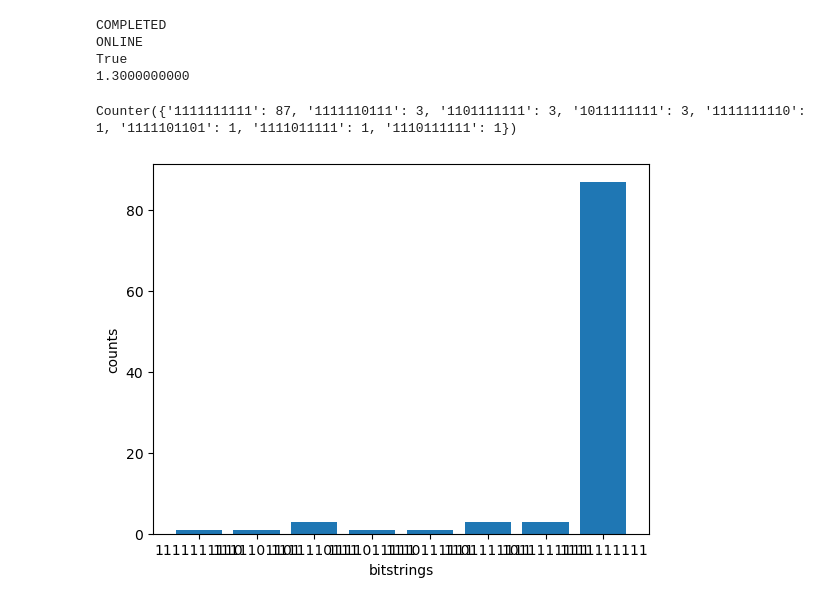
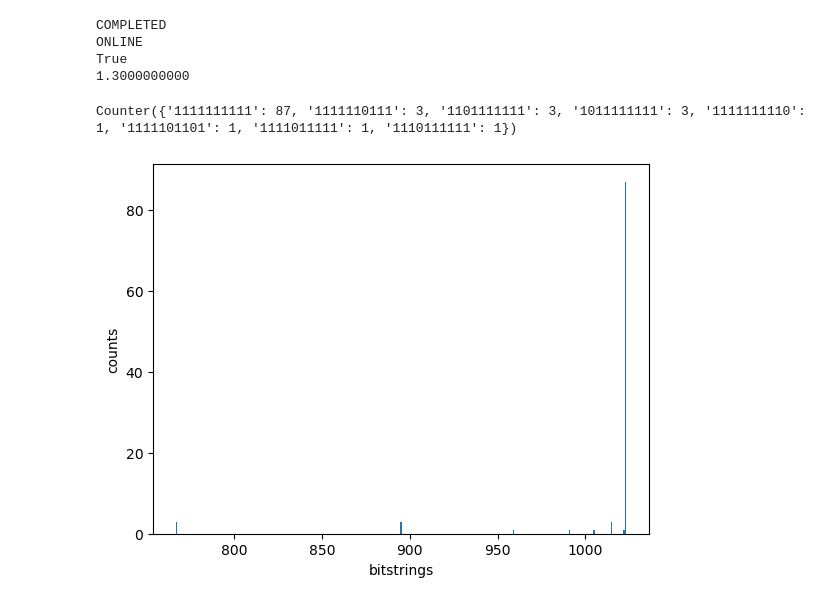
Before and after one commit to SwgAnno/QBench, a Jupyter notebook: Deutsch_Alg_lontano.ipynb, the cells around one changed output. Saved outputs shown, nothing was run; the diff lists cells and outputs as text; code cells hidden in the pictures.

```diff
--- a/Deutsch_Alg_lontano.ipynb
+++ b/Deutsch_Alg_lontano.ipynb
@@ -409,7 +406,7 @@ True
 1.3000000000
 # %%
 
-Plotter.plot_binary_results(scanner_ion_q.get_results(), debug=True)
+Plotter.plot_binary_results(scanner_ion_q.get_results(),decimal = True, debug=True)
 # %% [output]
 Counter({'1111111111': 87, '1111110111': 3, '1101111111': 3, '1011111111': 3, '1111111110': 1, '1111101101': 1, '1111011111': 1, '1110111111': 1})
-[figure, old version]
+[figure, new version]
```
Also changed, not shown: parts of 2 cells of this notebook, 2 other files.
